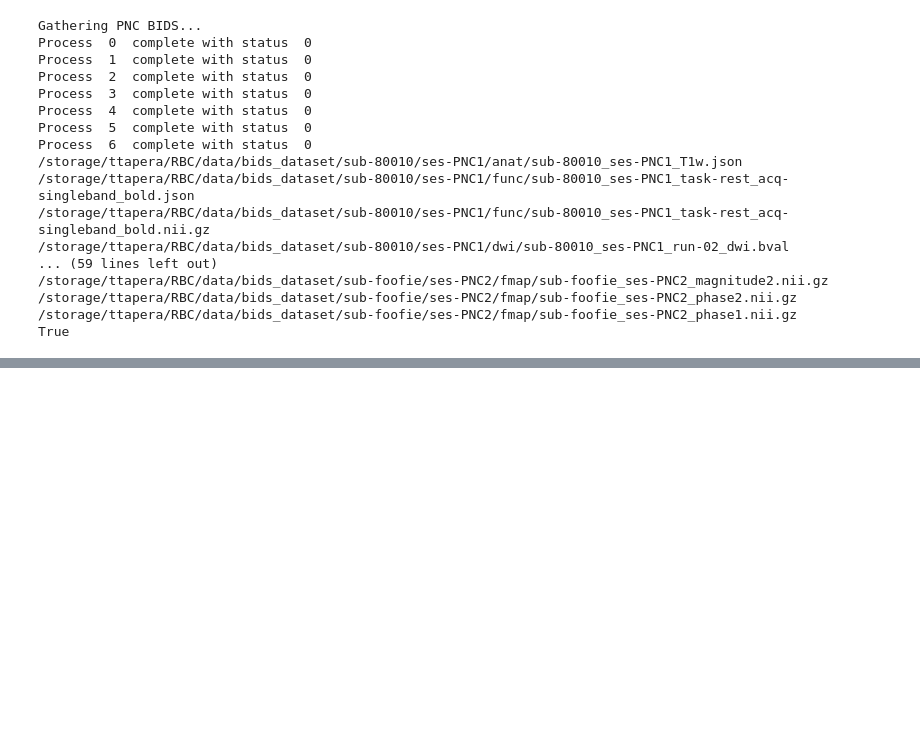
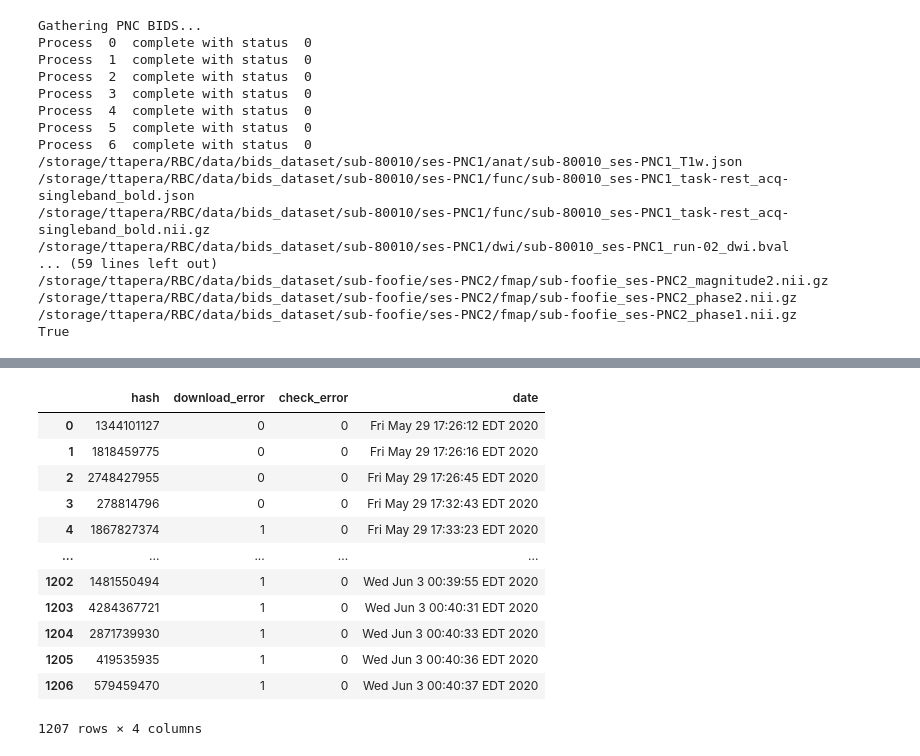
Before and after one commit to YumekaMengjiaLYU/RBC, a Jupyter notebook: PennLINC/DownloadUploadRBC.ipynb, the cells around one changed output, grey strips where cells are left out. Cells and saved outputs as stored; diff of their text form; code cells hidden in the pictures; blank space fills up the shorter version.

```diff
--- a/PennLINC/DownloadUploadRBC.ipynb
+++ b/PennLINC/DownloadUploadRBC.ipynb
@@ -364,0 +403,16 @@ True
+# %%
+complete
+# %% [output]
+|  | hash | download_error | check_error | date |
+| 0 | 1344101127 | 0 | 0 | Fri May 29 17:26:12 EDT 2020 |
+| 1 | 1818459775 | 0 | 0 | Fri May 29 17:26:16 EDT 2020 |
+| 2 | 2748427955 | 0 | 0 | Fri May 29 17:26:45 EDT 2020 |
+| 3 | 278814796 | 0 | 0 | Fri May 29 17:32:43 EDT 2020 |
+| 4 | 1867827374 | 1 | 0 | Fri May 29 17:33:23 EDT 2020 |
+| ... | ... | ... | ... | ... |
+| 1202 | 1481550494 | 1 | 0 | Wed Jun 3 00:39:55 EDT 2020 |
+| 1203 | 4284367721 | 1 | 0 | Wed Jun 3 00:40:31 EDT 2020 |
+| 1204 | 2871739930 | 1 | 0 | Wed Jun 3 00:40:33 EDT 2020 |
+| 1205 | 419535935 | 1 | 0 | Wed Jun 3 00:40:36 EDT 2020 |
+| 1206 | 579459470 | 1 | 0 | Wed Jun 3 00:40:37 EDT 2020 |
+1207 rows × 4 columns
```
Also changed, not shown: parts of 11 cells of this notebook, 4 other files.
